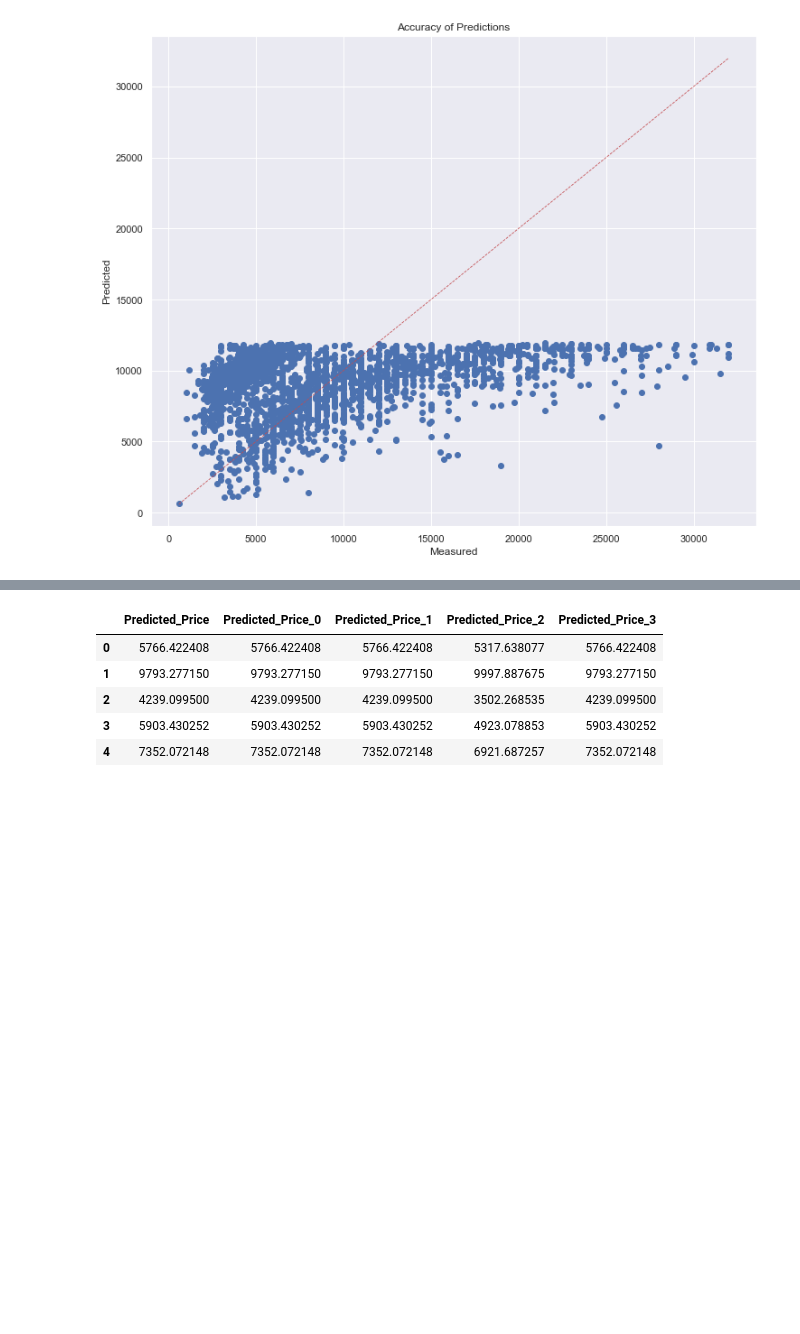
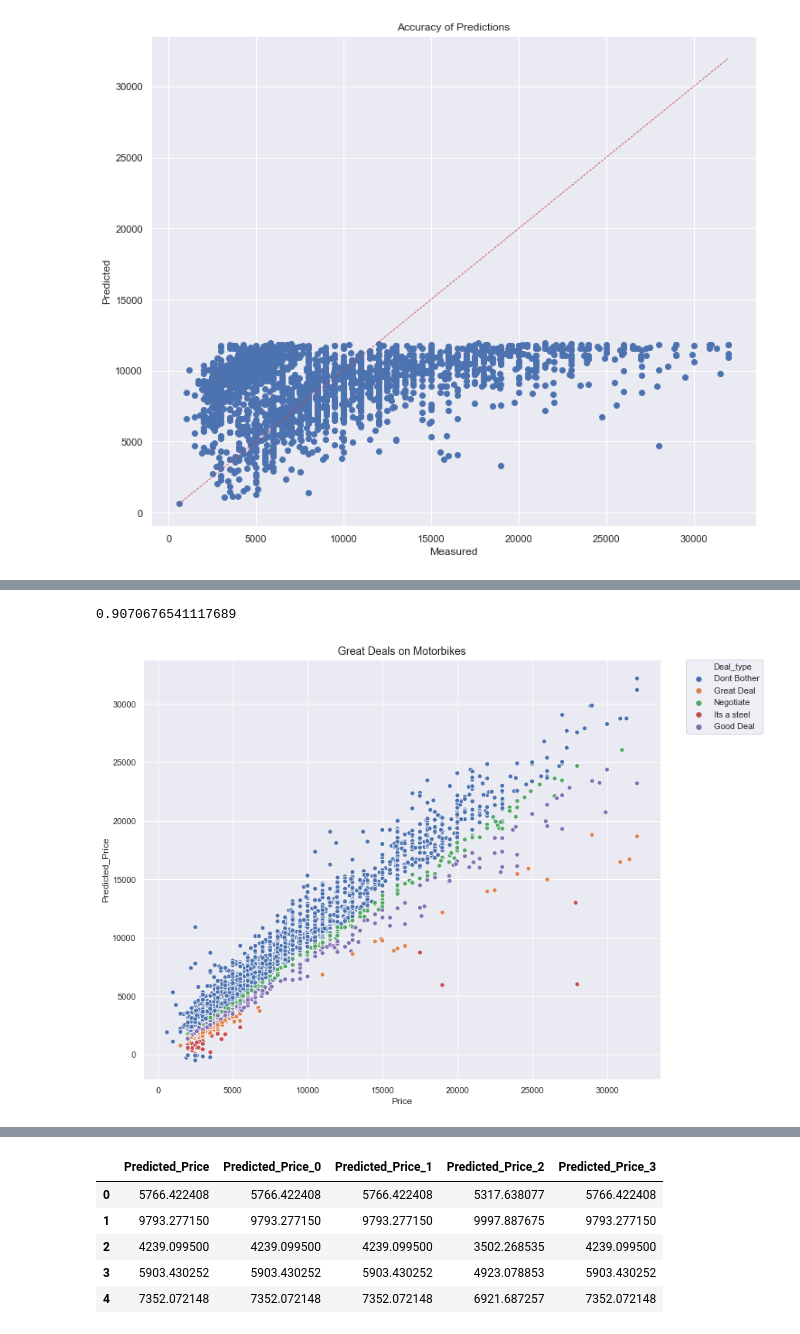
Before and after one commit to beaubellamy/BikeSales, a Jupyter notebook: BikeSales Class modelling.ipynb, the cells around one changed output, grey strips where cells are left out. Cells and saved outputs as stored; diff of their text form; code cells hidden in the pictures; blank space fills up the shorter version.

```diff
--- a/BikeSales Class modelling.ipynb
+++ b/BikeSales Class modelling.ipynb
@@ -225 +463,30 @@ sport.plot_deals(x='Price',y='Predicted_Price',hue='Deal_type',title='Great Deal
+# %%
+model = RidgeCV(cv=5)
+model.fit(X_train[included], y_train)
+model.score(X_test[included], y_test)
+# %% [output]
+0.9070676541117689
+# %%
+model.fit(sport_df[included],sport_df[target])
+predictions = model.predict(sport_df[included])
+sport_df['Predicted_Price'] = predictions
+# %%
+sport_df['Price_ratio'] = sport_df['Price'] / sport_df['Predicted_Price']
+
+sport_df['Deal_type'] = 'Dont Bother'
+sport_df['Deal_type'][sport_df['Price_ratio'] > 1.1] = 'Negotiate'
+sport_df['Deal_type'][sport_df['Price_ratio'] > 1.2] = 'Good Deal'
+sport_df['Deal_type'][sport_df['Price_ratio'] > 1.5] = 'Great Deal'
+sport_df['Deal_type'][sport_df['Price_ratio'] > 2] = 'Its a steel'
+# %%
+def scatter(data,x,y,hue=None,title='',figsize=(12,10)):
+    ax = plt.figure(figsize=figsize)
+    sns.scatterplot(x=x,y=y,hue=hue,data=data);
+    plt.title(title,fontsize=14)
+    plt.legend(bbox_to_anchor=(1.05, 1), loc=2, borderaxespad=0.)
+    #plt.ylim(0,40000)
+
+scatter(sport_df,'Price','Predicted_Price',hue='Deal_type',title='Great Deals on Motorbikes')
+# %% [output]
+[figure, added]
 # %%
```
Also changed, not shown: parts of 22 cells of this notebook, 5 other files.
